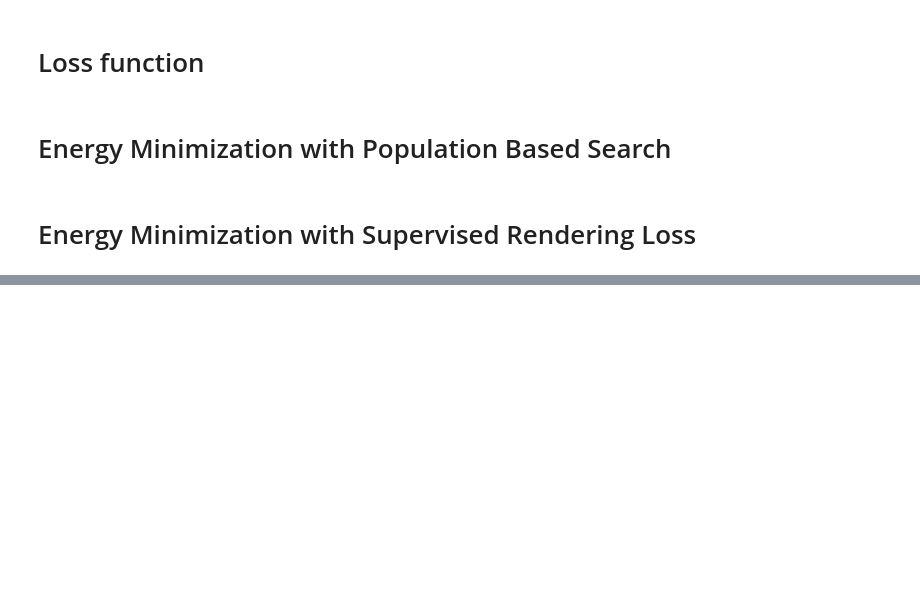
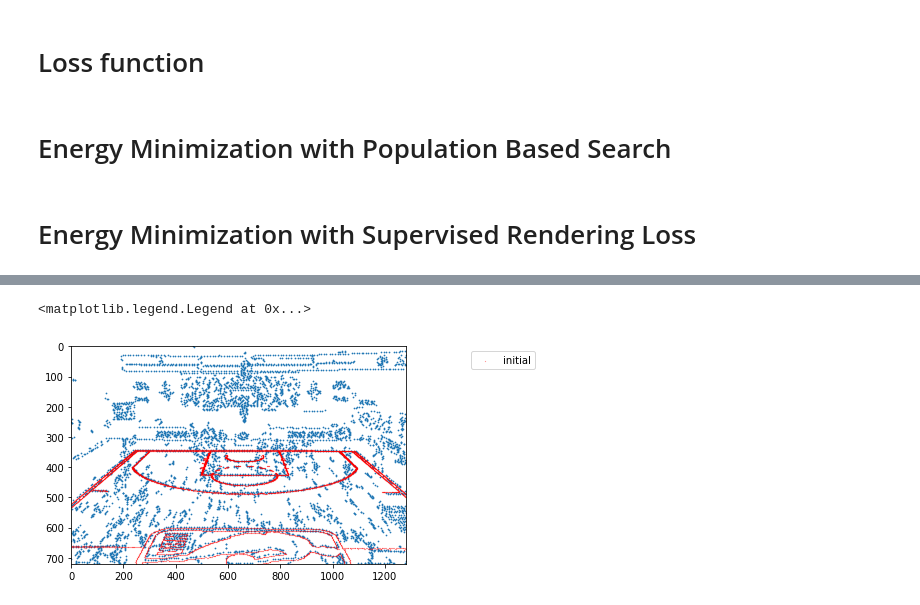
Before and after one commit to akarshkumar0101/nba-3d-ee-371q, a Jupyter notebook: cam_pose.ipynb, the cells around one changed output, grey strips where cells are left out. Saved outputs shown, nothing was run; the diff lists cells and outputs as text; code cells hidden in the pictures; blank space fills up the shorter version.

```diff
--- a/cam_pose.ipynb
+++ b/cam_pose.ipynb
@@ -148,0 +155,14 @@ for i in tqdm(range(40)):
+# %%
+img_data = img_proc.process_img_canny(imgs_data[2, 9].mean(axis=-1), ep=False)
+X_i_gt = np.stack(np.where(img_data>128)[::-1], axis=-1)
+X_i_gt = torch.from_numpy(X_i_gt[::10])
+# %%
+dofs_cam_optim = torch.from_numpy(dofs_cam[2, 0, :])
+
+plt.scatter(X_i_gt[:, 0], X_i_gt[:, 1], cmap='gray', s=0.5)
+draw.set_img_bounds(img_shape_xy)
+draw.show_cam_view(X_w, dofs_cam_optim.detach().numpy(), img_shape_xy, label='initial', c='r', s=0.1)
+plt.legend(bbox_to_anchor=(1.4, 1.))
+# %% [output]
+<matplotlib.legend.Legend at 0x...>
+[figure, added]
```
Also changed, not shown: parts of 23 cells of this notebook, 1 other file.
